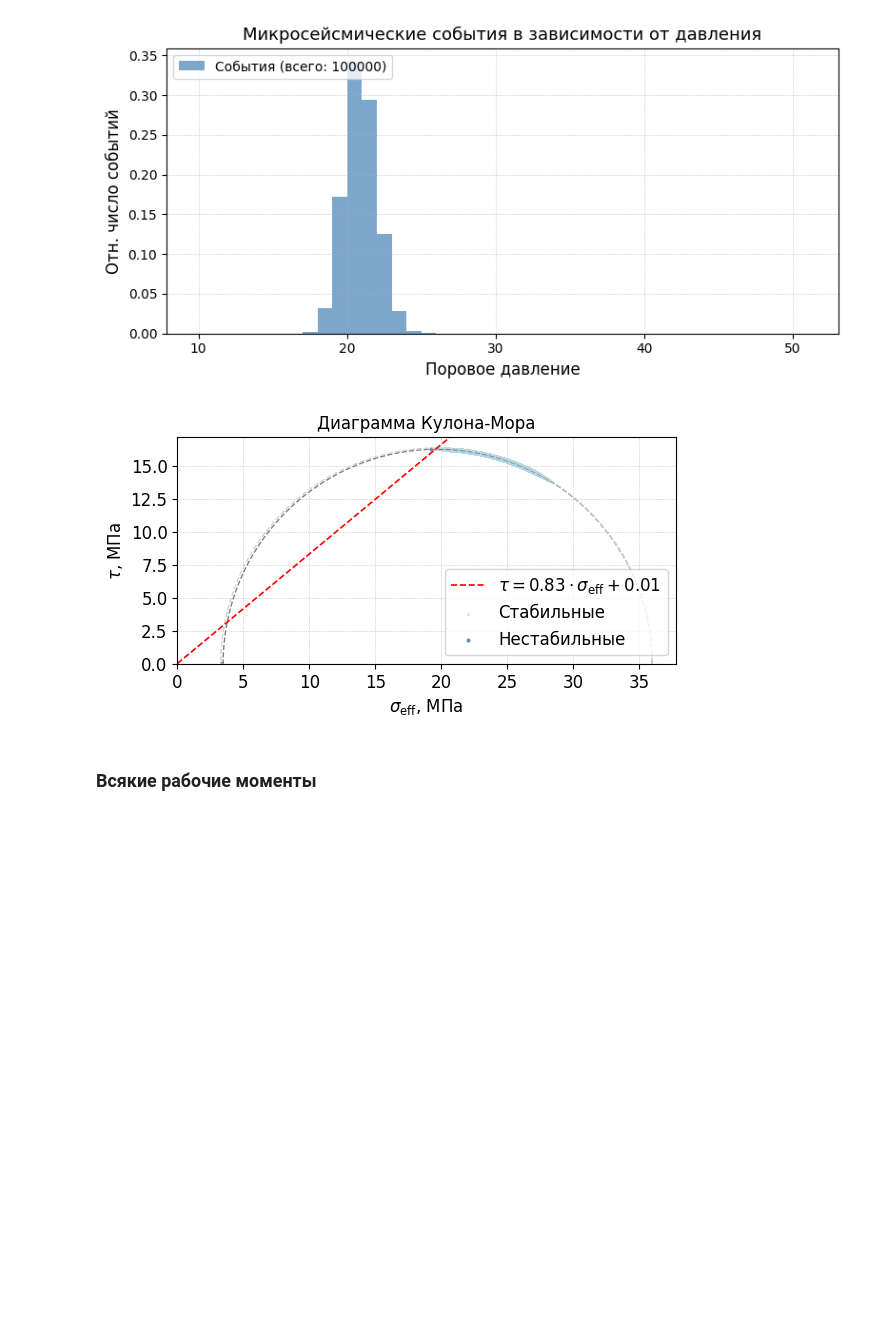
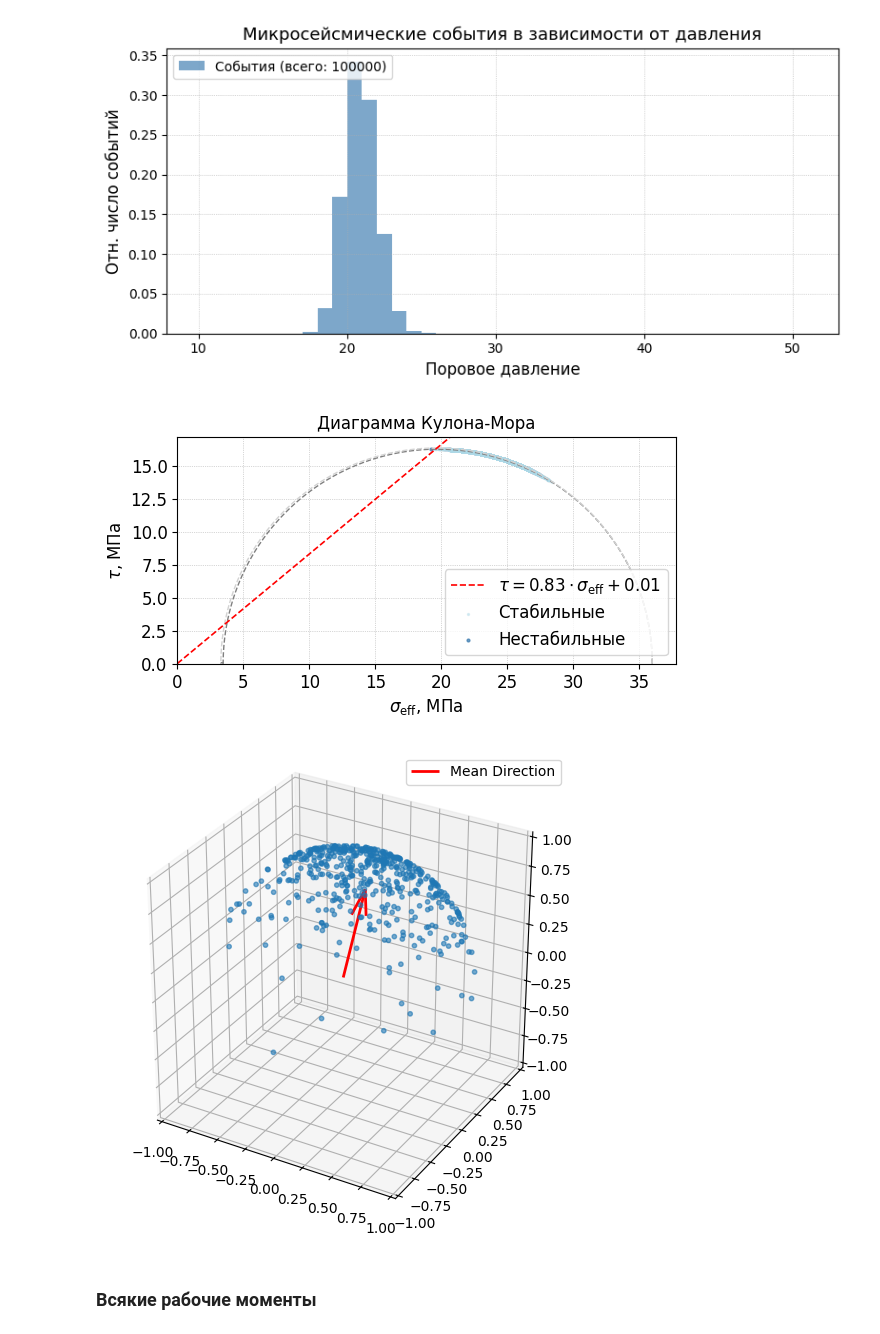
Before and after one commit to mexalon/mm2, a Jupyter notebook: pore_press_to_events.ipynb, the cells around one changed output. Cells and saved outputs as stored; diff of their text form; code cells hidden in the pictures; blank space fills up the shorter version.

```diff
--- a/pore_press_to_events.ipynb
+++ b/pore_press_to_events.ipynb
@@ -1386,6 +1498,100 @@ plot_coulomb_diagram(sigma_n[idx], tau[idx], mu = seed.mu, cohesion = seed.cohes
                      failures=failures[idx])
 # %% [output]
 [figure]
+# %%
+
+def generate_fisher_orientations(mean_direction, kappa, N):
+    """
+    Генерирует случайные ориентации единичных векторов нормалей по распределению Фишера.
+
+    Параметры:
+    -----------
+    mean_direction : array-like, shape (3,)
+        Исходное направление (единичный вектор нормали), вокруг которого группируются векторы.
+
+    kappa : float
+        Параметр кучности распределения Фишера (чем больше kappa, тем сильнее концентрация вокруг mean_direction).
+
+    N : int
+        Количество генерируемых случайных ориентаций.
+
+    Возвращает:
+    -----------
+    normals : ndarray, shape (N, 3)
+        Массив единичных векторов нормалей согласно распределению Фишера.
+    """
+
+    mean_direction = np.array(mean_direction, dtype=float)
+    mean_direction /= np.linalg.norm(mean_direction)  # Нормализуем исходный вектор нормали
+
+    # Шаг 1: генерация случайных углов θ согласно распределению Фишера
+    # Используем обратное преобразование CDF (кумулятивная функция распределения)
+    uniform_random = np.random.rand(N)
+    cos_theta = (1 / kappa) * np.log(np.exp(-kappa) + (np.exp(kappa) - np.exp(-kappa)) * uniform_random)
+    theta = np.arccos(cos_theta)
+
+    # Шаг 2: генерация случайных углов φ равномерно на [0, 2π]
+    phi = np.random.uniform(0, 2 * np.pi, N)
+
+    # Шаг 3: переводим сферические координаты (θ, φ) в декартовы координаты
+    x = np.sin(theta) * np.cos(phi)
+    y = np.sin(theta) * np.sin(phi)
+    z = np.cos(theta)
+
+    # Шаг 4: Векторы сейчас сгруппированы вокруг оси Z,
+    # нужно повернуть их так, чтобы были сгруппированы вокруг mean_direction.
+    # Находим ось и угол поворота от z=[0,0,1] к mean_direction
+    rotation_axis = np.cross([0, 0, 1], mean_direction)
+    rotation_axis_norm = np.linalg.norm(rotation_axis)
+
+    if rotation_axis_norm < 1e-8:
+        # Если mean_direction почти совпадает с осью Z, не нужно поворачивать
+        R = np.eye(3)
+    else:
+        rotation_axis /= rotation_axis_norm
+        rotation_angle = np.arccos(np.dot([0, 0, 1], mean_direction))
+
+        # Используем матрицу поворота Родрига
+        K = np.array([[0, -rotation_axis[2], rotation_axis[1]],
+                      [rotation_axis[2], 0, -rotation_axis[0]],
+                      [-rotation_axis[1], rotation_axis[0], 0]])
+
+        R = (np.eye(3) +
+             np.sin(rotation_angle) * K +
+             (1 - np.cos(rotation_angle)) * (K @ K))
+
+    # Применяем поворот к сгенерированным векторам
+    normals = np.vstack([x, y, z])
+    normals = R @ normals
+
+    return normals.T
+
+# Пример использования функции
+
+mean_norm = [0.1, 0.1, 0.61]  # Например, среднее направление вниз
+kappa = 5            # Параметр кучности
+N = 500                 # Число случайных векторов
+
+normals = generate_fisher_orientations(mean_norm, kappa, N)
+
+# Визуализация результата для проверки
+fig = plt.figure(figsize=(6, 6))
+ax = fig.add_subplot(111, projection='3d')
+
+# Отображение точек на единичной сфере
+ax.scatter(normals[:, 0], normals[:, 1], normals[:, 2], s=10, alpha=0.6)
+ax.quiver(0, 0, 0, mean_norm[0], mean_norm[1], mean_norm[2],
+            color='red', length=1.2, linewidth=2, label='Mean Direction')
+
+# Настройка вида графика
+ax.set_box_aspect([1, 1, 1])
+ax.set_xlim(-1, 1)
+ax.set_ylim(-1, 1)
+ax.set_zlim(-1, 1)
+ax.legend()
+plt.show()
+# %% [output]
+[figure, added]
 # %% [markdown]
 ### Всякие рабочие моменты
 # %%
```
Also changed, not shown: parts of 3 cells of this notebook.
